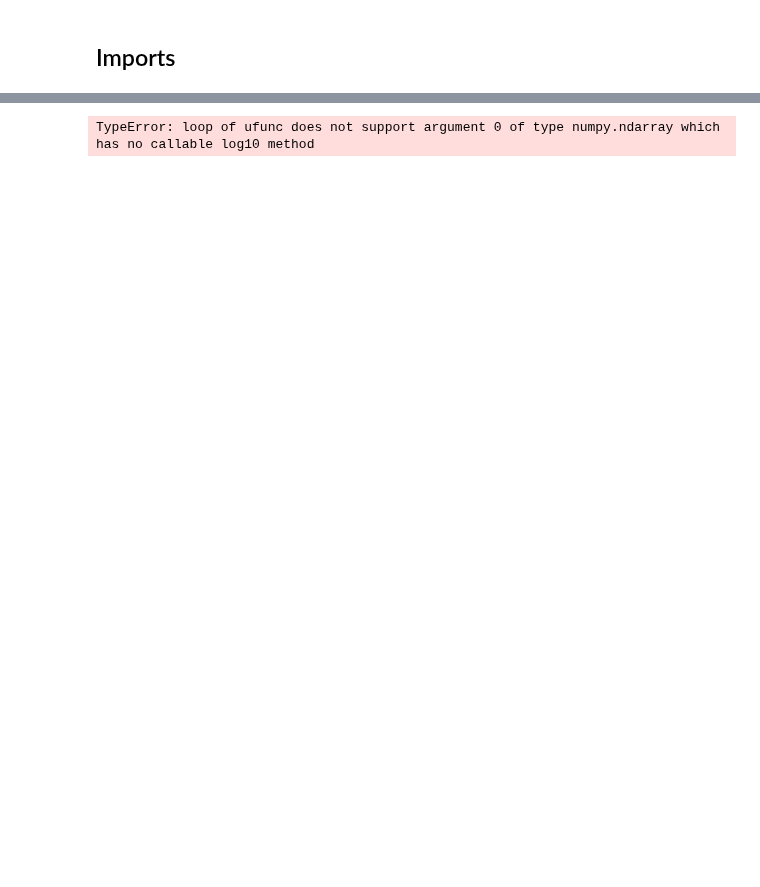
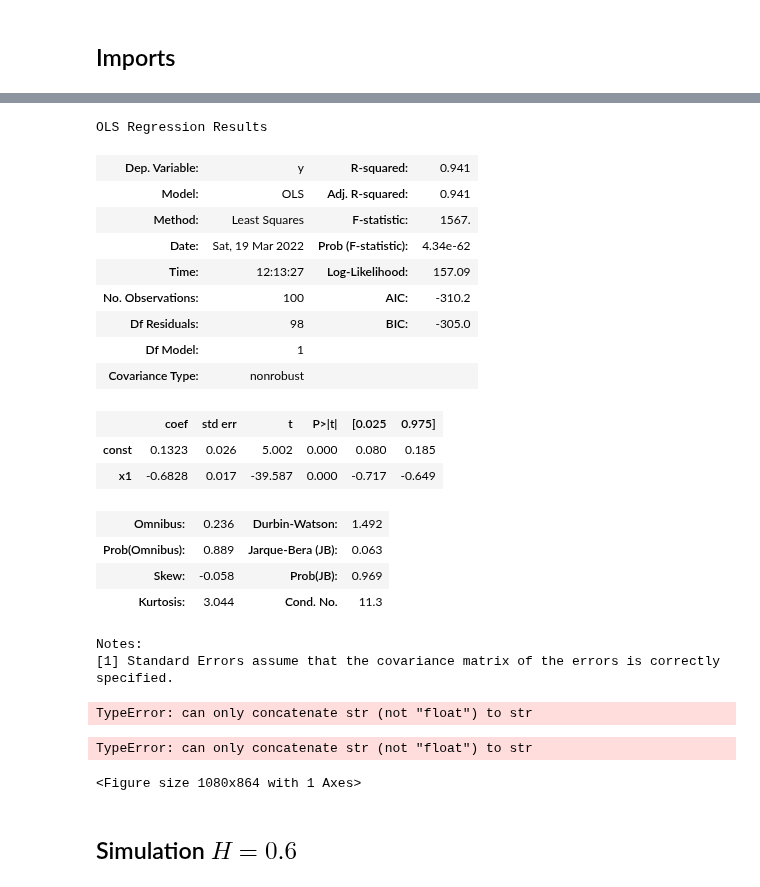
Before and after one commit to glyfish/alef, a Jupyter notebook: notebooks/random_processes/fbm_estimation_variance_aggregation.ipynb, the cells around one changed output, grey strips where cells are left out. Saved outputs shown, nothing was run; the diff lists cells and outputs as text; code cells hidden in the pictures; blank space fills up the shorter version.

```diff
--- a/notebooks/random_processes/fbm_estimation_variance_aggregation.ipynb
+++ b/notebooks/random_processes/fbm_estimation_variance_aggregation.ipynb
@@ -139,4 +142,34 @@ plots.time_series_stack(series, [-6.0, 6.0], labels, title, time)
 # %%
-results = stats.OLS(series, time, stats.RegressionType.LOG)
+m_vals = plots.logspace(nagg, npts)
+agg_var = fbm.agg_var(samples, m_vals)
+results = stats.OLS(agg_var, m_vals, stats.RegressionType.LOG)
+results.summary()
 # %% [output]
-TypeError: loop of ufunc does not support argument 0 of type numpy.ndarray which has no callable log10 method
+OLS Regression Results
+| Dep. Variable: | y | R-squared: | 0.941 |
+| Model: | OLS | Adj. R-squared: | 0.941 |
+| Method: | Least Squares | F-statistic: | 1567. |
+| Date: | Sat, 19 Mar 2022 | Prob (F-statistic): | 4.34e-62 |
+| Time: | 12:13:27 | Log-Likelihood: | 157.09 |
+| No. Observations: | 100 | AIC: | -310.2 |
+| Df Residuals: | 98 | BIC: | -305.0 |
+| Df Model: | 1 |  |  |
+| Covariance Type: | nonrobust |  |  |
+|  | coef | std err | t | P>|t| | [0.025 | 0.975] |
+| const | 0.1323 | 0.026 | 5.002 | 0.000 | 0.080 | 0.185 |
+| x1 | -0.6828 | 0.017 | -39.587 | 0.000 | -0.717 | -0.649 |
+| Omnibus: | 0.236 | Durbin-Watson: | 1.492 |
+| Prob(Omnibus): | 0.889 | Jarque-Bera (JB): | 0.063 |
+| Skew: | -0.058 | Prob(JB): | 0.969 |
+| Kurtosis: | 3.044 | Cond. No. | 11.3 |
+Notes:
+[1] Standard Errors assume that the covariance matrix of the errors is correctly specified.
+# %%
+title = title = f"Aggregated Variance: H={H}"
+plots.regression(agg_var, m_vals, results, title, plots.RegressionPlotType.FBM_AGG_VAR)
+# %% [output]
+TypeError: can only concatenate str (not "float") to str
+TypeError: can only concatenate str (not "float") to str
+<Figure size 1080x864 with 1 Axes>
+# %% [markdown]
+## Simulation $H=0.6$
```
Also changed, not shown: parts of 17 cells of this notebook, 3 other files.
